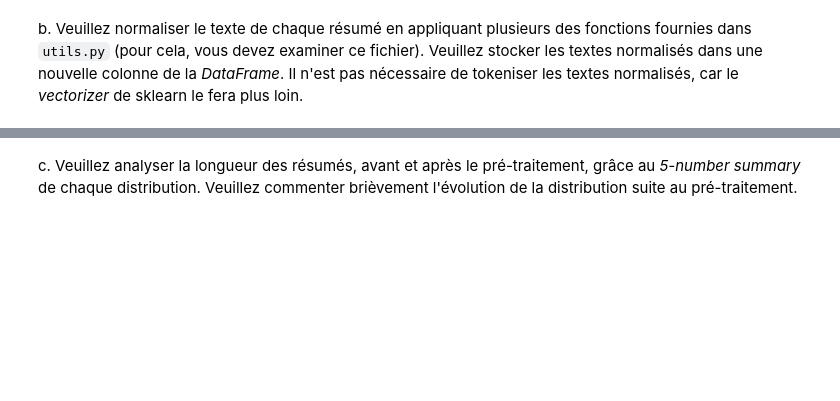
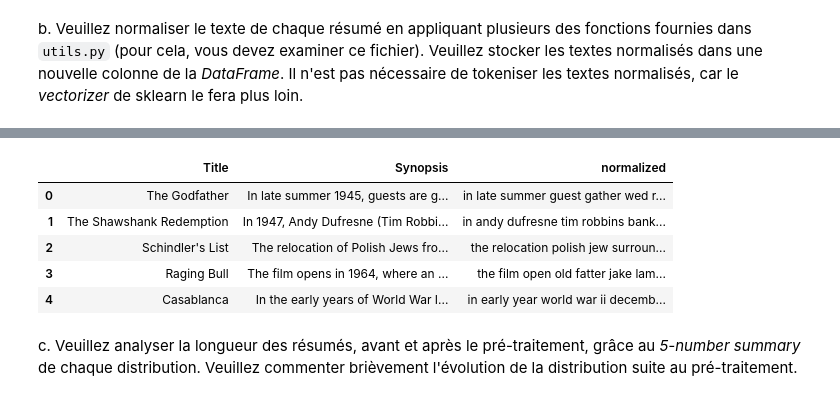
Before and after one commit to Raynobrak/heigvd-labos-apn, a Jupyter notebook: Labo3/Labo3_Groupement_hiérarchique_RemiLucas.ipynb, the cells around one changed output, grey strips where cells are left out. Saved outputs shown, nothing was run; the diff lists cells and outputs as text; code cells hidden in the pictures; blank space fills up the shorter version.

```diff
--- a/Labo3/Labo3_Groupement_hiérarchique_RemiLucas.ipynb
+++ b/Labo3/Labo3_Groupement_hiérarchique_RemiLucas.ipynb
@@ -22,3 +22,8 @@ import utils # librairie avec des fonctions de pré-traitement des textes
 # elle fait appel à la librairie NLTK (ce qui affiche plusieurs messages)
 # %% [markdown]
 a. Veuillez charger les données des films depuis le fichier `movie_data.csv` dans une _DataFrame_ intitulée `movie_data`.  Combien de lignes et colonnes a-t-elle et quels sont les intitulés des colonnes ?
+# %%
+import pandas as pd
+
+movie_data = pd.read_csv('data/movie_data.csv')
+movie_data.head()
@@ -25,2 +37,10 @@ a. Veuillez charger les données des films depuis le fichier `movie_data.csv` da
 # %% [markdown]
 b. Veuillez normaliser le texte de chaque résumé en appliquant plusieurs des fonctions fournies dans `utils.py` (pour cela, vous devez examiner ce fichier).  Veuillez stocker les textes normalisés dans une nouvelle colonne de la _DataFrame_.   Il n'est pas nécessaire de tokeniser les textes normalisés, car le _vectorizer_ de sklearn le fera plus loin.
+# %%
+import nltk
+nltk.download('punkt_tab')
+nltk.download('averaged_perceptron_tagger_eng')
+
+movie_data['normalized'] = movie_data['Synopsis'].apply(utils.remove_stopwords).apply(utils.remove_punctuation).apply(utils.lemmatize_text).apply(utils.remove_non_alphabetic)
+movie_data.head()
+# %% [output]
@@ -27,2 +54,8 @@ b. Veuillez normaliser le texte de chaque résumé en appliquant plusieurs des f
+|  | Title | Synopsis | normalized |
+| 0 | The Godfather | In late summer 1945, guests are g... | in late summer guest gather wed r... |
+| 1 | The Shawshank Redemption | In 1947, Andy Dufresne (Tim Robbi... | in andy dufresne tim robbins bank... |
+| 2 | Schindler's List | The relocation of Polish Jews fro... | the relocation polish jew surroun... |
+| 3 | Raging Bull | The film opens in 1964, where an ... | the film open old fatter jake lam... |
+| 4 | Casablanca | In the early years of World War I... | in early year world war ii decemb... |
 # %% [markdown]
 c. Veuillez analyser la longueur des résumés, avant et après le pré-traitement, grâce au _5-number summary_ de chaque distribution.  Veuillez commenter brièvement l'évolution de la distribution suite au pré-traitement.
```
Also changed, not shown: parts of 15 cells of this notebook.
